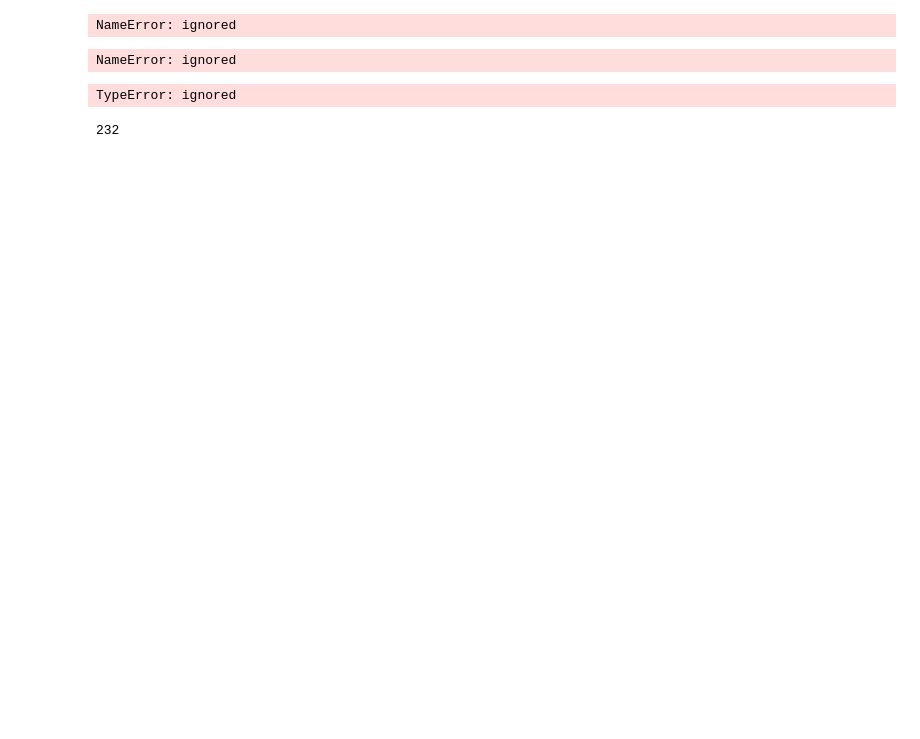
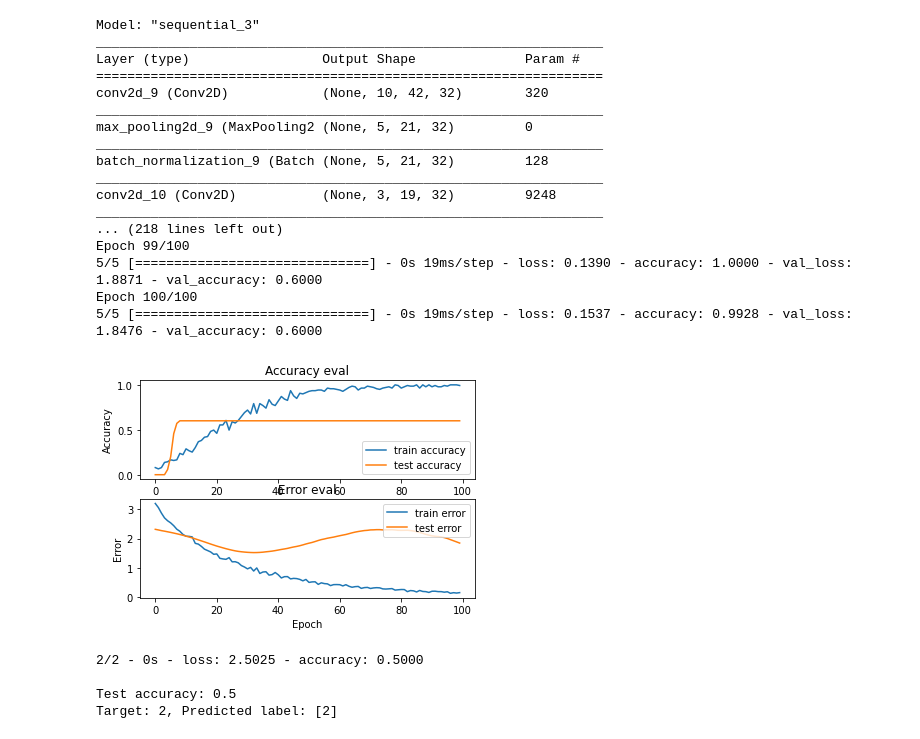
Before and after one commit to DAndresSanchez/Music_Detection, a Jupyter notebook: CNN.ipynb, the cells around one changed output. Drawn from its saved outputs; the diff is of its cells as text; code cells hidden in the pictures; blank space fills up the shorter version.

```diff
--- a/CNN.ipynb
+++ b/CNN.ipynb
@@ -1,5 +1,5 @@
 # %%
-folder = '/home/daansan/David/MusicDetection/data2'
+folder = '/content/data'
 
 # Load libraries
 
@@ -109,5 +97,3 @@ with open(json_path, "w") as fp:
-# %%
-data['chroma'][0] = np.array(data['chroma'][0])
 # %%
 import json
 import numpy as np
@@ -127,27 +113,29 @@ def load_data_file(data):
     # with open(data_path, "r") as fp:
     #     data = json.load(fp)
 
-
-    for i in range(len(data['chroma'])):
-      data['chroma'][i] = np.array(data['chroma'][i])
-    X = data["chroma"]
+    X_temp = np.array(data["chroma"])
+    X = np.empty([X_temp.shape[0], 12, 44])
+    for i in range(X.shape[0]):
+      X[i] = np.vstack((X_temp[i]))
     y = np.array(data["labels"])
     return X, y
 
 
-# def load_data(data_path):
-#     """Loads training dataset from json file.
-#         :param data_path (str): Path to json file containing data
-#         :return X (ndarray): Inputs
-#         :return y (ndarray): Targets
-#     """
+def load_data(data_path):
+    """Loads training dataset from json file.
+        :param data_path (str): Path to json file containing data
+        :return X (ndarray): Inputs
+        :return y (ndarray): Targets
+    """
 
-#     with open(data_path, "r") as fp:
-#         data = json.load(fp)
+    with open(data_path, "r") as fp:
+        data = json.load(fp)
 
-#     X = np.array(data["chroma"])
-#     y = np.array(data["labels"])
-#     return X, y
+    X = np.array(data["chroma"])
+    for i in range(X.shape[0]):
+      X[i] = np.vstack((X[i]))
+    y = np.array(data["labels"])
+    return X, y
 
 
 def plot_history(history):
@@ -257,35 +245,56 @@ def predict(model, X, y):
     print("Target: {}, Predicted label: {}".format(y, predicted_index))
 # %%
 # get train, validation, test splits
-X_train, X_validation, X_test, y_train, y_validation, y_test = prepare_datasets(0.25, 0.2)
+X_train, X_validation, X_test, y_train, y_validation, y_test = prepare_datasets(0.25, 0.2, data)
 
 # create network
 input_shape = (X_train.shape[1], X_train.shape[2], 1)
 model = build_model(input_shape)
 
 # compile model
 optimiser = keras.optimizers.Adam(learning_rate=0.0001)
 model.compile(optimizer=optimiser,
               loss='sparse_categorical_crossentropy',
               metrics=['accuracy'])
 
 model.summary()
 
 # train model
-history = model.fit(X_train, y_train, validation_data=(X_validation, y_validation), batch_size=32, epochs=30)
+history = model.fit(X_train, y_train, validation_data=(X_validation, y_validation), batch_size=32, epochs=100)
 
 # plot accuracy/error for training and validation
 plot_history(history)
 
 # evaluate model on test set
 test_loss, test_acc = model.evaluate(X_test, y_test, verbose=2)
 print('\nTest accuracy:', test_acc)
 
 # pick a sample to predict from the test set
-X_to_predict = X_test[100]
-y_to_predict = y_test[100]
+X_to_predict = X_test[50]
+y_to_predict = y_test[50]
 
 # predict sample
 predict(model, X_to_predict, y_to_predict)
 # %% [output]
-NameError: ignored
+Model: "sequential_3"
+_________________________________________________________________
+Layer (type)                 Output Shape              Param #
+=================================================================
+conv2d_9 (Conv2D)            (None, 10, 42, 32)        320
+_________________________________________________________________
+max_pooling2d_9 (MaxPooling2 (None, 5, 21, 32)         0
+_________________________________________________________________
+batch_normalization_9 (Batch (None, 5, 21, 32)         128
+_________________________________________________________________
+conv2d_10 (Conv2D)           (None, 3, 19, 32)         9248
+_________________________________________________________________
+... (218 lines left out)
+Epoch 99/100
+5/5 [==============================] - 0s 19ms/step - loss: 0.1390 - accuracy: 1.0000 - val_loss: 1.8871 - val_accuracy: 0.6000
+Epoch 100/100
+5/5 [==============================] - 0s 19ms/step - loss: 0.1537 - accuracy: 0.9928 - val_loss: 1.8476 - val_accuracy: 0.6000
+[figure, added]
+2/2 - 0s - loss: 2.5025 - accuracy: 0.5000
+
+Test accuracy: 0.5
+Target: 2, Predicted label: [2]
@@ -305,12 +300,0 @@ X_train, X_validation, y_train, y_validation = train_test_split(X_train, y_train
-# %%
-X.shape
-# %% [output]
-NameError: ignored
-# %%
-X_train, X_validation, X_test, y_train, y_validation, y_test = prepare_datasets(0.25, 0.2, data)
-# %% [output]
-TypeError: ignored
-# %%
-len(data['chroma'])
-# %% [output]
-232
```
Also changed, not shown: parts of 10 cells of this notebook.
